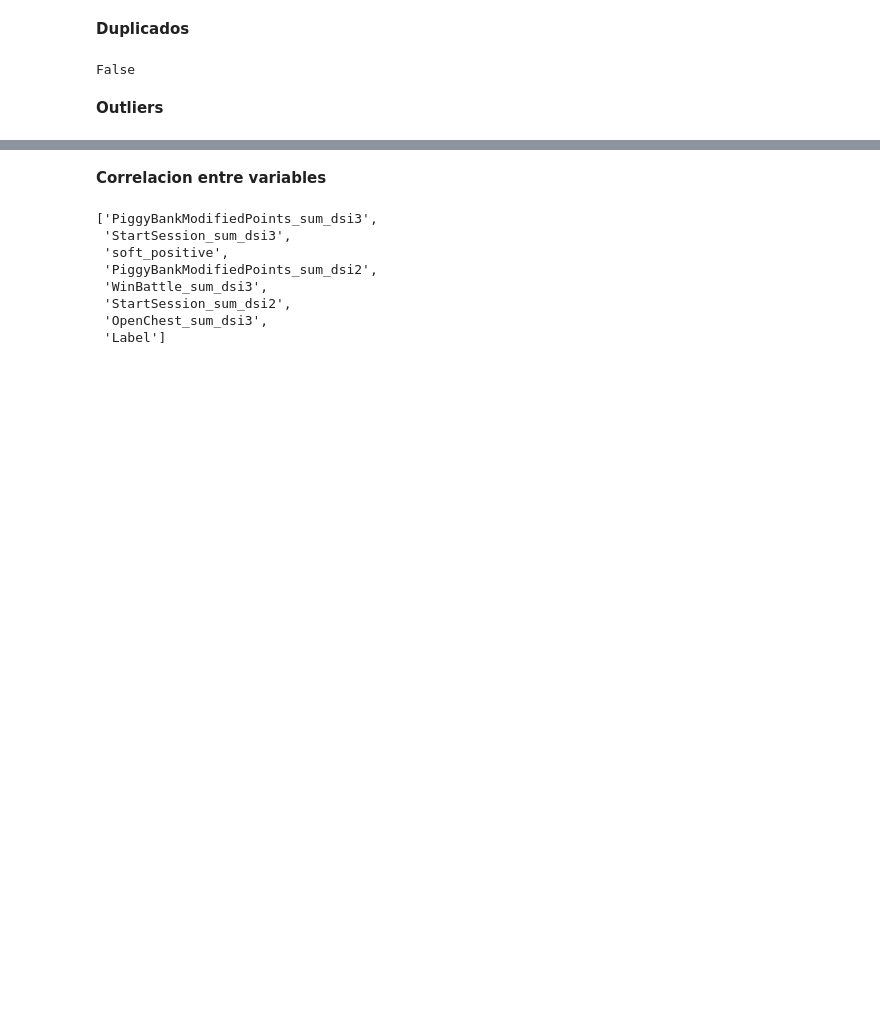
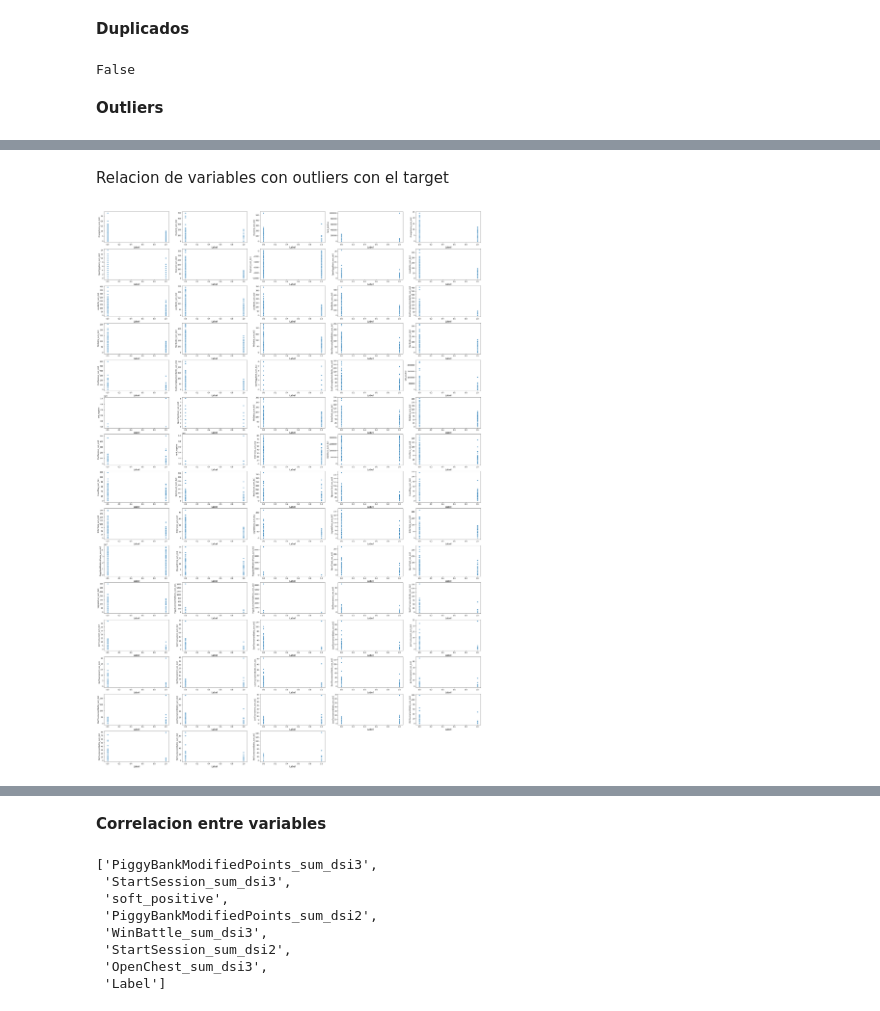
Before and after one commit to francomatiasferrari/md_MIM, a Jupyter notebook: analysis/EDA_GU.ipynb, the cells around one changed output, grey strips where cells are left out. Cells and saved outputs as stored; diff of their text form; code cells hidden in the pictures; blank space fills up the shorter version.

```diff
--- a/analysis/EDA_GU.ipynb
+++ b/analysis/EDA_GU.ipynb
@@ -369,0 +413,13 @@ outliers[outliers['outliers_perc'] > 0.1]
+# %% [markdown]
+Relacion de variables con outliers con el target
+# %%
+plt.figure(figsize=(40,60))
+c =1
+for i in outliers.column:
+    plt.subplot(15,5,c)
+    plt.xlabel(i, fontsize=14)
+    sns.scatterplot(x='Label', y=i, data = df)
+    c+=1
+plt.show()
+# %% [output]
+[figure, added]
```
Also changed, not shown: parts of 34 cells of this notebook.
